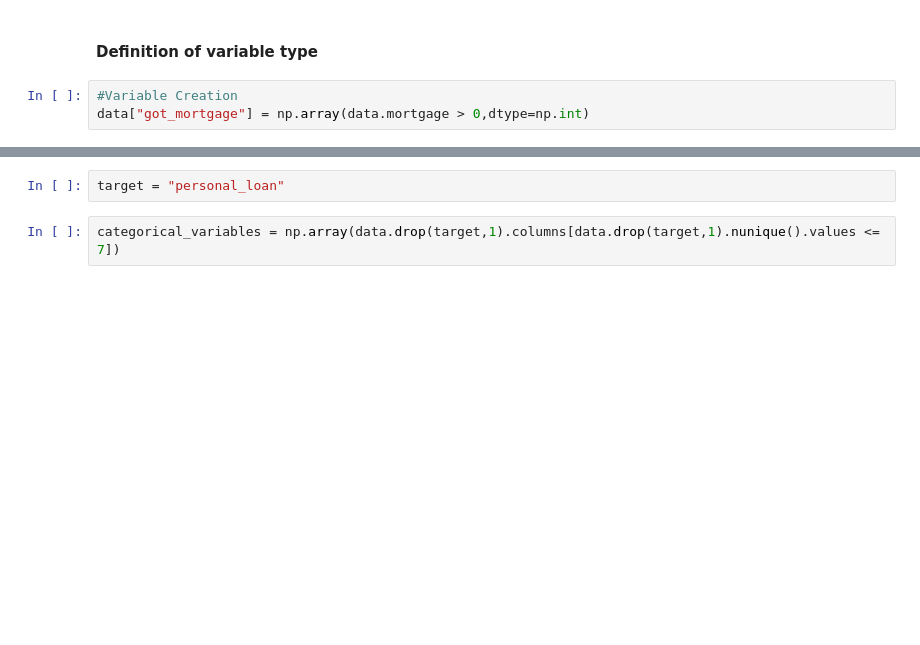
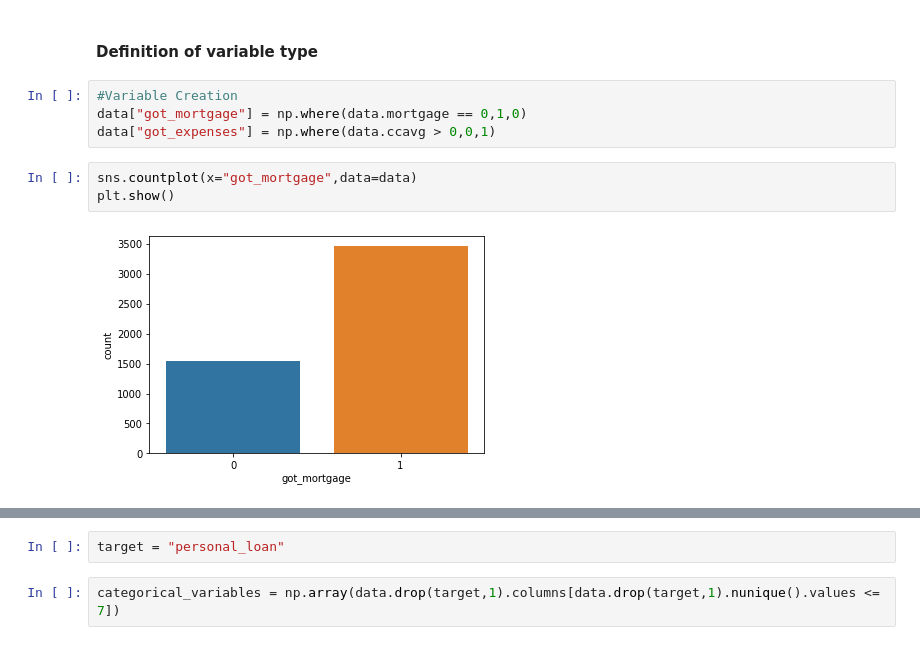
Before and after one commit to rafael-ariascalles/MachineLearningExamples, a Jupyter notebook: Liability_Customer_Buying_Loans.ipynb, the cells around one changed output, grey strips where cells are left out. Saved outputs shown, nothing was run; the diff lists cells and outputs as text; blank space fills up the shorter version.

```diff
--- a/Liability_Customer_Buying_Loans.ipynb
+++ b/Liability_Customer_Buying_Loans.ipynb
@@ -183,4 +190,10 @@ data.drop(["id","zip_code"],axis=1,inplace=True)
 #### Definition of variable type
 # %%
 #Variable Creation
-data["got_mortgage"] = np.array(data.mortgage > 0,dtype=np.int)
+data["got_mortgage"] = np.where(data.mortgage == 0,1,0)
+data["got_expenses"] = np.where(data.ccavg > 0,0,1)
+# %%
+sns.countplot(x="got_mortgage",data=data)
+plt.show()
+# %% [output]
+[figure, added]
```
Also changed, not shown: parts of 34 cells of this notebook.
